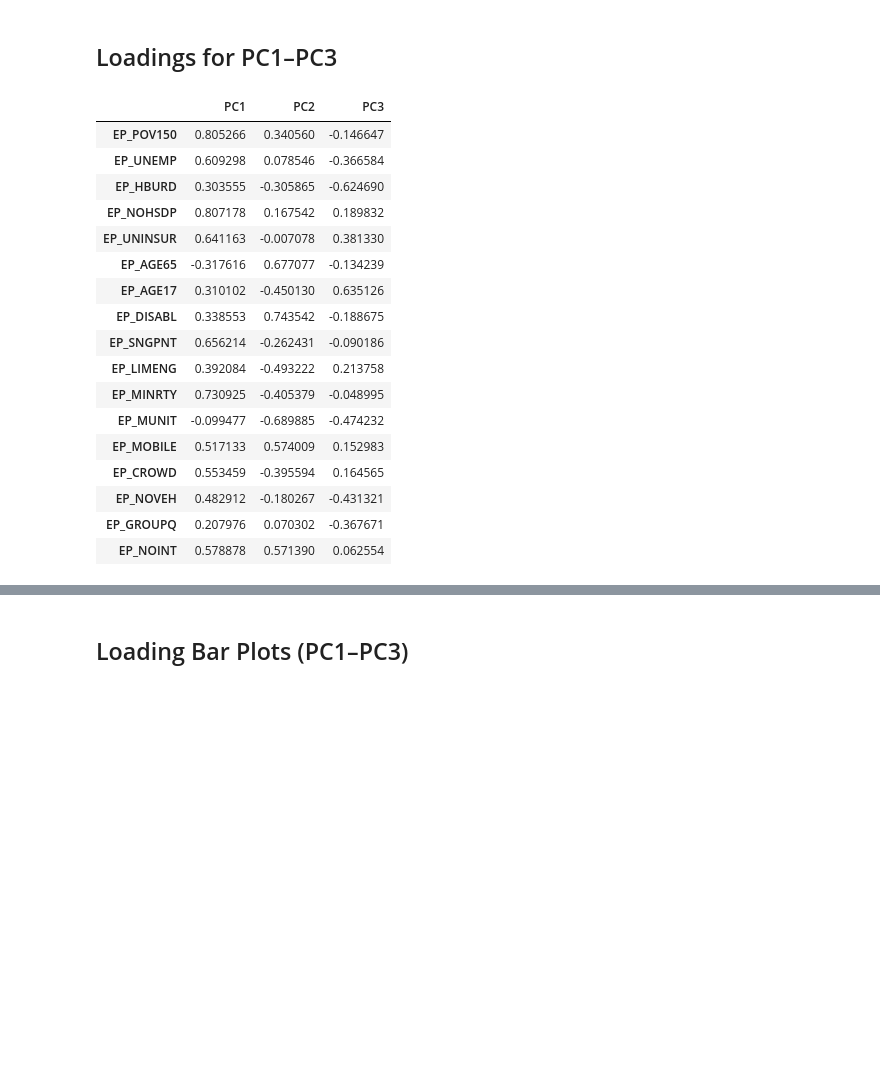
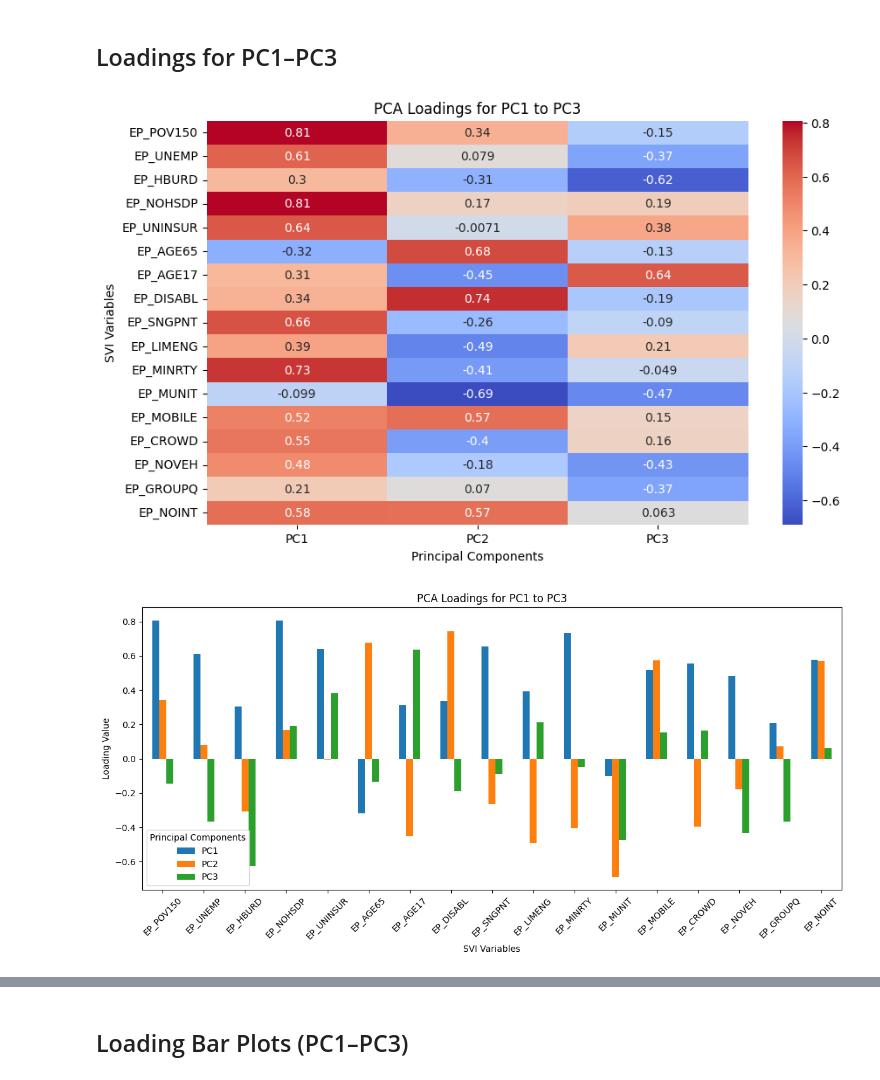
Before and after one commit to keithwampler/Intro-to-ML-2025, a Jupyter notebook: homework/HW_03.ipynb, the cells around one changed output, grey strips where cells are left out. Cells and saved outputs as stored; diff of their text form; code cells hidden in the pictures; blank space fills up the shorter version.

```diff
--- a/homework/HW_03.ipynb
+++ b/homework/HW_03.ipynb
@@ -174,26 +196,31 @@ PCs needed for 90% variance: 11
 # %%
 loadings = pd.DataFrame(
     pca.components_.T * np.sqrt(pca.explained_variance_),
     index=SVI_VARS,
     columns=[f"PC{i+1}" for i in range(len(SVI_VARS))]
 )
 loadings.iloc[:, :3]
+
+import seaborn as sns
+plt.figure(figsize=(10, 6))
+sns.heatmap(loadings.iloc[:, :3], annot=True, cmap='coolwarm')
+plt.title("PCA Loadings for PC1 to PC3")
+plt.xlabel("Principal Components")
+plt.ylabel("SVI Variables")
+plt.show()
+loadings.iloc[:, :3].plot(kind='bar', figsize=(12, 6))
+plt.title("PCA Loadings for PC1 to PC3")
+plt.xlabel("SVI Variables")
+plt.ylabel("Loading Value")
+plt.xticks(rotation=45)
+plt.legend(title="Principal Components")
+plt.tight_layout()
+plt.show()
+pca_scores = pd.DataFrame(
+    X_pca,
+    columns=[f"PC{i+1}" for i in range(X_pca.shape[1])],
+    index=svi_imputed.index
+)
 # %% [output]
-|  | PC1 | PC2 | PC3 |
-| EP_POV150 | 0.805266 | 0.340560 | -0.146647 |
-| EP_UNEMP | 0.609298 | 0.078546 | -0.366584 |
-| EP_HBURD | 0.303555 | -0.305865 | -0.624690 |
-| EP_NOHSDP | 0.807178 | 0.167542 | 0.189832 |
-| EP_UNINSUR | 0.641163 | -0.007078 | 0.381330 |
-| EP_AGE65 | -0.317616 | 0.677077 | -0.134239 |
-| EP_AGE17 | 0.310102 | -0.450130 | 0.635126 |
-| EP_DISABL | 0.338553 | 0.743542 | -0.188675 |
-| EP_SNGPNT | 0.656214 | -0.262431 | -0.090186 |
-| EP_LIMENG | 0.392084 | -0.493222 | 0.213758 |
-| EP_MINRTY | 0.730925 | -0.405379 | -0.048995 |
-| EP_MUNIT | -0.099477 | -0.689885 | -0.474232 |
-| EP_MOBILE | 0.517133 | 0.574009 | 0.152983 |
-| EP_CROWD | 0.553459 | -0.395594 | 0.164565 |
-| EP_NOVEH | 0.482912 | -0.180267 | -0.431321 |
-| EP_GROUPQ | 0.207976 | 0.070302 | -0.367671 |
-| EP_NOINT | 0.578878 | 0.571390 | 0.062554 |
+[figure, added]
+[figure, added]
```
Also changed, not shown: parts of 7 cells of this notebook.
